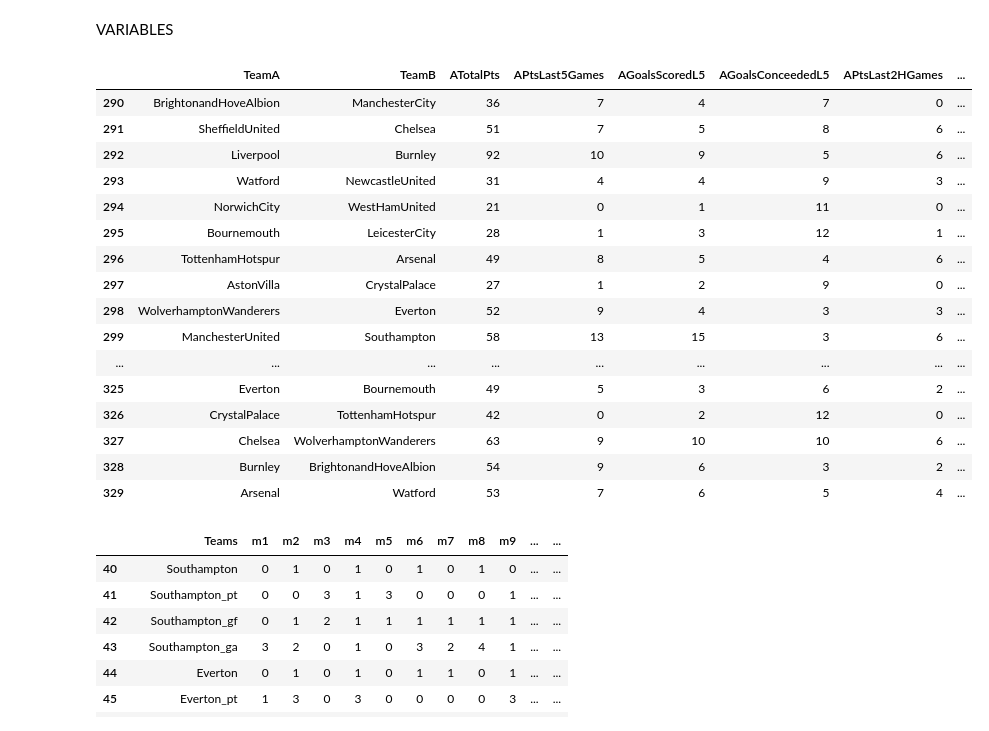
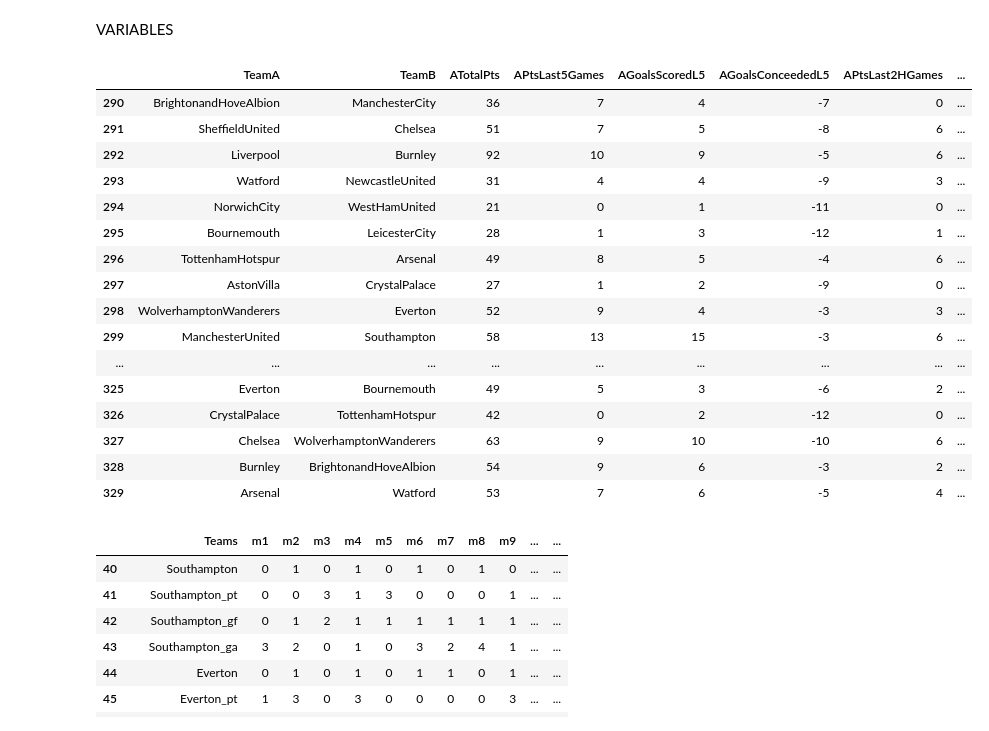
Before and after one commit to Isi-dev/repotest, a Jupyter notebook: Prepare Training Data From Soccer Matches Result.ipynb, the cells around one changed output. Cells and saved outputs as stored; diff of their text form; code cells hidden in the pictures.

```diff
--- a/Prepare Training Data From Soccer Matches Result.ipynb
+++ b/Prepare Training Data From Soccer Matches Result.ipynb
@@ -103,7 +103,7 @@ for x in range(38):
                 result = 0
             else:
                 result = -1
-            dict = {'TeamA':home_team, 'TeamB':away_team, 'ATotalPts':team_stats.iloc[r+1, team_stats.columns.get_loc('pts')],'APtsLast5Games':team_stats.iloc[r+1, team_stats.columns.get_loc('L5_pts_gf_ga')],'AGoalsScoredL5':team_stats.iloc[r+2, team_stats.columns.get_loc('L5_pts_gf_ga')],'AGoalsConceededL5':team_stats.iloc[r+3, team_stats.columns.get_loc('L5_pts_gf_ga')],'APtsLast2HGames':team_stats.iloc[r+1, team_stats.columns.get_loc('L2_h_pts')],'AMatchNo':match_no+1,'BTotalPts':team_stats.iloc[s+1, team_stats.columns.get_loc('pts')],'BPtsLast5Games':team_stats.iloc[s+1, team_stats.columns.get_loc('L5_pts_gf_ga')],'BGoalsScoredL5':team_stats.iloc[r+2, team_stats.columns.get_loc('L5_pts_gf_ga')],'BGoalsConceededL5':team_stats.iloc[s+3, team_stats.columns.get_loc('L5_pts_gf_ga')],'BPtsLast2AGames':team_stats.iloc[s+1, team_stats.columns.get_loc('L2_a_pts')],'BMatchNo':match_no+1,'Result':result}
+            dict = {'TeamA':home_team, 'TeamB':away_team, 'ATotalPts':team_stats.iloc[r+1, team_stats.columns.get_loc('pts')],'APtsLast5Games':team_stats.iloc[r+1, team_stats.columns.get_loc('L5_pts_gf_ga')],'AGoalsScoredL5':team_stats.iloc[r+2, team_stats.columns.get_loc('L5_pts_gf_ga')],'AGoalsConceededL5':-team_stats.iloc[r+3, team_stats.columns.get_loc('L5_pts_gf_ga')],'APtsLast2HGames':team_stats.iloc[r+1, team_stats.columns.get_loc('L2_h_pts')],'AMatchNo':match_no+1,'BTotalPts':-team_stats.iloc[s+1, team_stats.columns.get_loc('pts')],'BPtsLast5Games':-team_stats.iloc[s+1, team_stats.columns.get_loc('L5_pts_gf_ga')],'BGoalsScoredL5':-team_stats.iloc[r+2, team_stats.columns.get_loc('L5_pts_gf_ga')],'BGoalsConceededL5':team_stats.iloc[s+3, team_stats.columns.get_loc('L5_pts_gf_ga')],'BPtsLast2AGames':-team_stats.iloc[s+1, team_stats.columns.get_loc('L2_a_pts')],'BMatchNo':-(match_no+1),'Result':result}
             dataset = dataset.append(dict, ignore_index = True)
         r=team_stats.index[team_stats['Teams']==home_team].tolist()[0]
         team_stats.iloc[r, match_no+1] = 1
@@ -126,49 +126,49 @@ for x in range(38):
             for z in range(5):
                 if team_stats.iloc[r, match_no+1-z]==1 and h<2:
                     team_stats.iloc[r+1, team_stats.columns.get_loc('L2_h_pts')]=team_stats.iloc[r+1, team_stats.columns.get_loc('L2_h_pts')]+team_stats.iloc[r+1, match_no+1-z]
                     h=h+1
                 if team_stats.iloc[r, match_no+1-z]==0 and a<2:
                     team_stats.iloc[r+1, team_stats.columns.get_loc('L2_a_pts')]=team_stats.iloc[r+1, team_stats.columns.get_loc('L2_a_pts')]+team_stats.iloc[r+1, match_no+1-z]
                     a=a+1
             h=0
             a=0
             team_stats.iloc[s+1, team_stats.columns.get_loc('L5_pts_gf_ga')] = team_stats.iloc[s+1, match_no+1]+team_stats.iloc[s+1, match_no]+team_stats.iloc[s+1, match_no-1]+team_stats.iloc[s+1, match_no-2]+team_stats.iloc[s+1, match_no-3]
             team_stats.iloc[s+2, team_stats.columns.get_loc('L5_pts_gf_ga')] = team_stats.iloc[s+2, match_no+1]+team_stats.iloc[s+2, match_no]+team_stats.iloc[s+2, match_no-1]+team_stats.iloc[s+2, match_no-2]+team_stats.iloc[s+2, match_no-3]
             team_stats.iloc[s+3, team_stats.columns.get_loc('L5_pts_gf_ga')] = team_stats.iloc[s+3, match_no+1]+team_stats.iloc[s+3, match_no]+team_stats.iloc[s+3, match_no-1]+team_stats.iloc[s+3, match_no-2]+team_stats.iloc[s+3, match_no-3]
             team_stats.iloc[s+1, team_stats.columns.get_loc('L2_h_pts')]=0
             team_stats.iloc[s+1, team_stats.columns.get_loc('L2_a_pts')]=0
             for z in range(5):
                 if team_stats.iloc[s, match_no+1-z]==1 and h<2:
                     team_stats.iloc[s+1, team_stats.columns.get_loc('L2_h_pts')]=team_stats.iloc[s+1, team_stats.columns.get_loc('L2_h_pts')]+team_stats.iloc[s+1, match_no+1-z]
                     h=h+1
                 if team_stats.iloc[s, match_no+1-z]==0 and a<2:
                     team_stats.iloc[s+1, team_stats.columns.get_loc('L2_a_pts')]=team_stats.iloc[s+1, team_stats.columns.get_loc('L2_a_pts')]+team_stats.iloc[s+1, match_no+1-z]
                     a=a+1
             h=0
             a=0
 
 
     n=n+10
 
 dataset.tail(40)
 # %% [output]
 |  | TeamA | TeamB | ATotalPts | APtsLast5Games | AGoalsScoredL5 | AGoalsConceededL5 | APtsLast2HGames | ... |
-| 290 | BrightonandHoveAlbion | ManchesterCity | 36 | 7 | 4 | 7 | 0 | ... |
-| 291 | SheffieldUnited | Chelsea | 51 | 7 | 5 | 8 | 6 | ... |
-| 292 | Liverpool | Burnley | 92 | 10 | 9 | 5 | 6 | ... |
-| 293 | Watford | NewcastleUnited | 31 | 4 | 4 | 9 | 3 | ... |
-| 294 | NorwichCity | WestHamUnited | 21 | 0 | 1 | 11 | 0 | ... |
-| 295 | Bournemouth | LeicesterCity | 28 | 1 | 3 | 12 | 1 | ... |
-| 296 | TottenhamHotspur | Arsenal | 49 | 8 | 5 | 4 | 6 | ... |
-| 297 | AstonVilla | CrystalPalace | 27 | 1 | 2 | 9 | 0 | ... |
-| 298 | WolverhamptonWanderers | Everton | 52 | 9 | 4 | 3 | 3 | ... |
-| 299 | ManchesterUnited | Southampton | 58 | 13 | 15 | 3 | 6 | ... |
+| 290 | BrightonandHoveAlbion | ManchesterCity | 36 | 7 | 4 | -7 | 0 | ... |
+| 291 | SheffieldUnited | Chelsea | 51 | 7 | 5 | -8 | 6 | ... |
+| 292 | Liverpool | Burnley | 92 | 10 | 9 | -5 | 6 | ... |
+| 293 | Watford | NewcastleUnited | 31 | 4 | 4 | -9 | 3 | ... |
+| 294 | NorwichCity | WestHamUnited | 21 | 0 | 1 | -11 | 0 | ... |
+| 295 | Bournemouth | LeicesterCity | 28 | 1 | 3 | -12 | 1 | ... |
+| 296 | TottenhamHotspur | Arsenal | 49 | 8 | 5 | -4 | 6 | ... |
+| 297 | AstonVilla | CrystalPalace | 27 | 1 | 2 | -9 | 0 | ... |
+| 298 | WolverhamptonWanderers | Everton | 52 | 9 | 4 | -3 | 3 | ... |
+| 299 | ManchesterUnited | Southampton | 58 | 13 | 15 | -3 | 6 | ... |
 | ... | ... | ... | ... | ... | ... | ... | ... | ... |
-| 325 | Everton | Bournemouth | 49 | 5 | 3 | 6 | 2 | ... |
-| 326 | CrystalPalace | TottenhamHotspur | 42 | 0 | 2 | 12 | 0 | ... |
-| 327 | Chelsea | WolverhamptonWanderers | 63 | 9 | 10 | 10 | 6 | ... |
-| 328 | Burnley | BrightonandHoveAlbion | 54 | 9 | 6 | 3 | 2 | ... |
-| 329 | Arsenal | Watford | 53 | 7 | 6 | 5 | 4 | ... |
+| 325 | Everton | Bournemouth | 49 | 5 | 3 | -6 | 2 | ... |
+| 326 | CrystalPalace | TottenhamHotspur | 42 | 0 | 2 | -12 | 0 | ... |
+| 327 | Chelsea | WolverhamptonWanderers | 63 | 9 | 10 | -10 | 6 | ... |
+| 328 | Burnley | BrightonandHoveAlbion | 54 | 9 | 6 | -3 | 2 | ... |
+| 329 | Arsenal | Watford | 53 | 7 | 6 | -5 | 4 | ... |
 # %%
 team_stats.tail(40)
 # %% [output]
```
